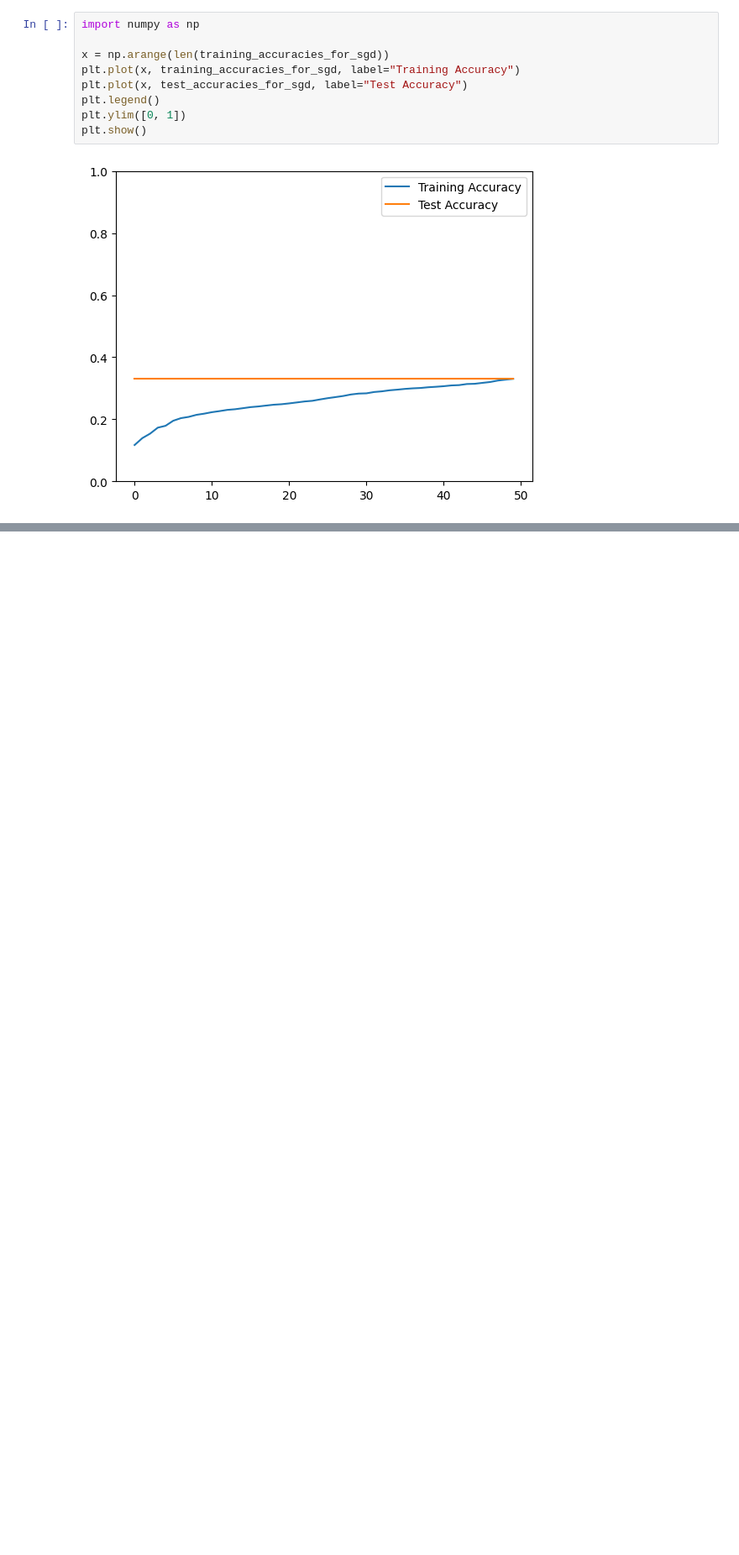
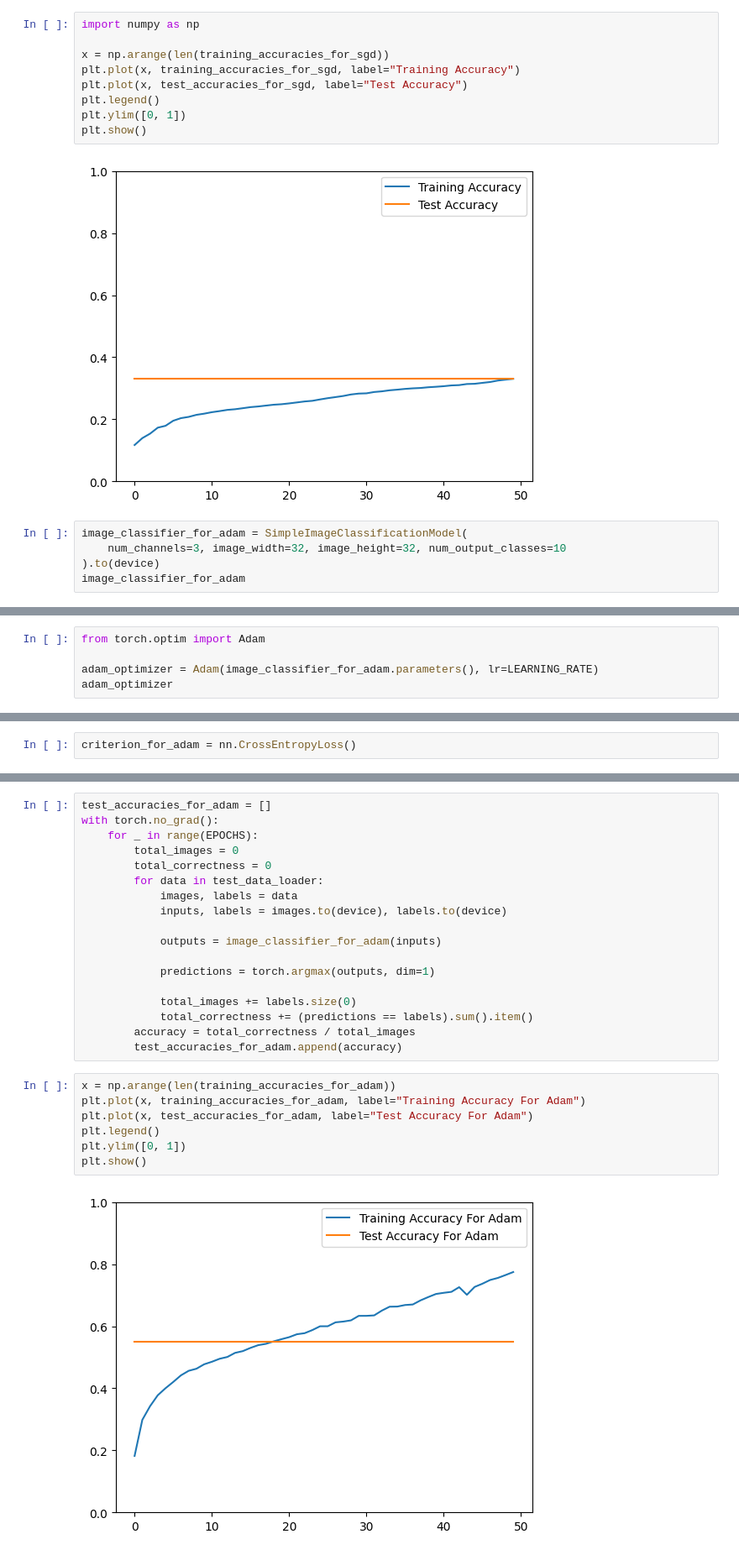
Before and after one commit to yuiyeong/deeplearning, a Jupyter notebook: presentation01/presentation01_cifa_practice.ipynb, the cells around one changed output, grey strips where cells are left out. Shown at 84% size. Cells and saved outputs as stored; diff of their text form; blank space fills up the shorter version.

Commit message:
Feat: adam optimizer 로 변경해서 CIFA 10 데이터셋으로 모델 학습하기

```diff
--- a/presentation01/presentation01_cifa_practice.ipynb
+++ b/presentation01/presentation01_cifa_practice.ipynb
@@ -229,3 +229,8 @@ plt.ylim([0, 1])
 plt.show()
 # %% [output]
 [figure]
+# %%
+image_classifier_for_adam = SimpleImageClassificationModel(
+    num_channels=3, image_width=32, image_height=32, num_output_classes=10
+).to(device)
+image_classifier_for_adam
@@ -231,0 +244,5 @@ plt.show()
+# %%
+from torch.optim import Adam
+
+adam_optimizer = Adam(image_classifier_for_adam.parameters(), lr=LEARNING_RATE)
+adam_optimizer
@@ -231,0 +263,2 @@ plt.show()
+# %%
+criterion_for_adam = nn.CrossEntropyLoss()
@@ -231,0 +316,27 @@ plt.show()
+# %%
+test_accuracies_for_adam = []
+with torch.no_grad():
+    for _ in range(EPOCHS):
+        total_images = 0
+        total_correctness = 0
+        for data in test_data_loader:
+            images, labels = data
+            inputs, labels = images.to(device), labels.to(device)
+
+            outputs = image_classifier_for_adam(inputs)
+
+            predictions = torch.argmax(outputs, dim=1)
+
+            total_images += labels.size(0)
+            total_correctness += (predictions == labels).sum().item()
+        accuracy = total_correctness / total_images
+        test_accuracies_for_adam.append(accuracy)
+# %%
+x = np.arange(len(training_accuracies_for_adam))
+plt.plot(x, training_accuracies_for_adam, label="Training Accuracy For Adam")
+plt.plot(x, test_accuracies_for_adam, label="Test Accuracy For Adam")
+plt.legend()
+plt.ylim([0, 1])
+plt.show()
+# %% [output]
+[figure, added]
```
Also changed, not shown: parts of 3 cells of this notebook.
